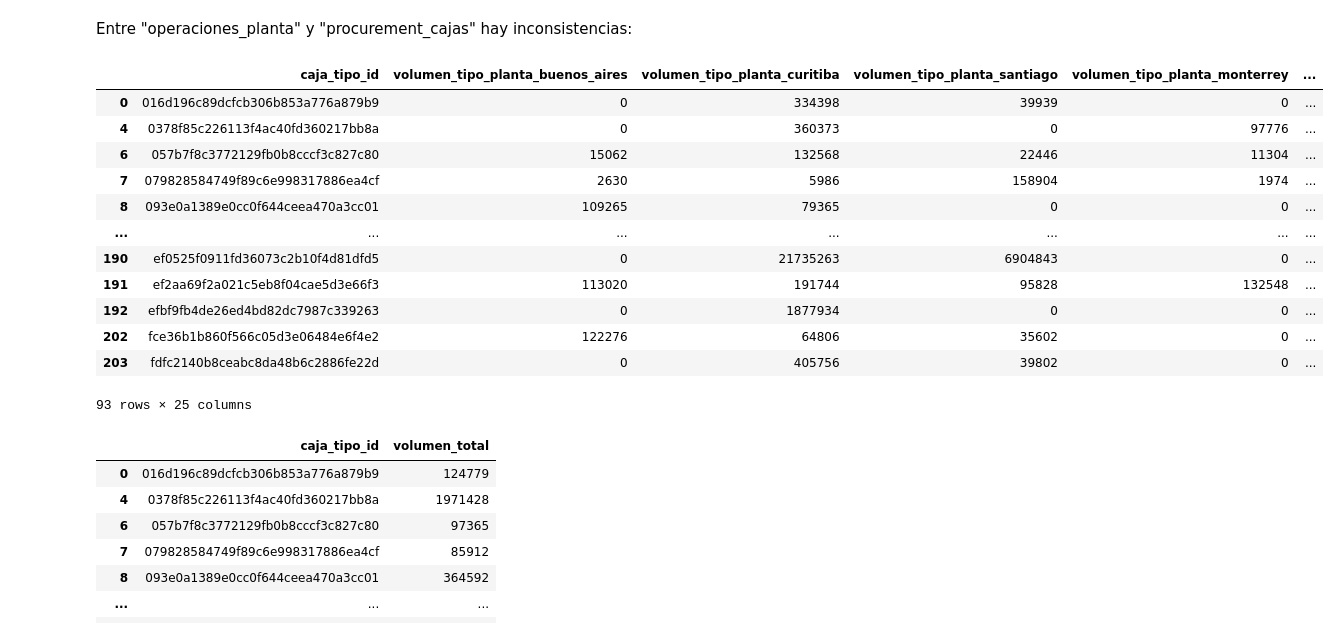
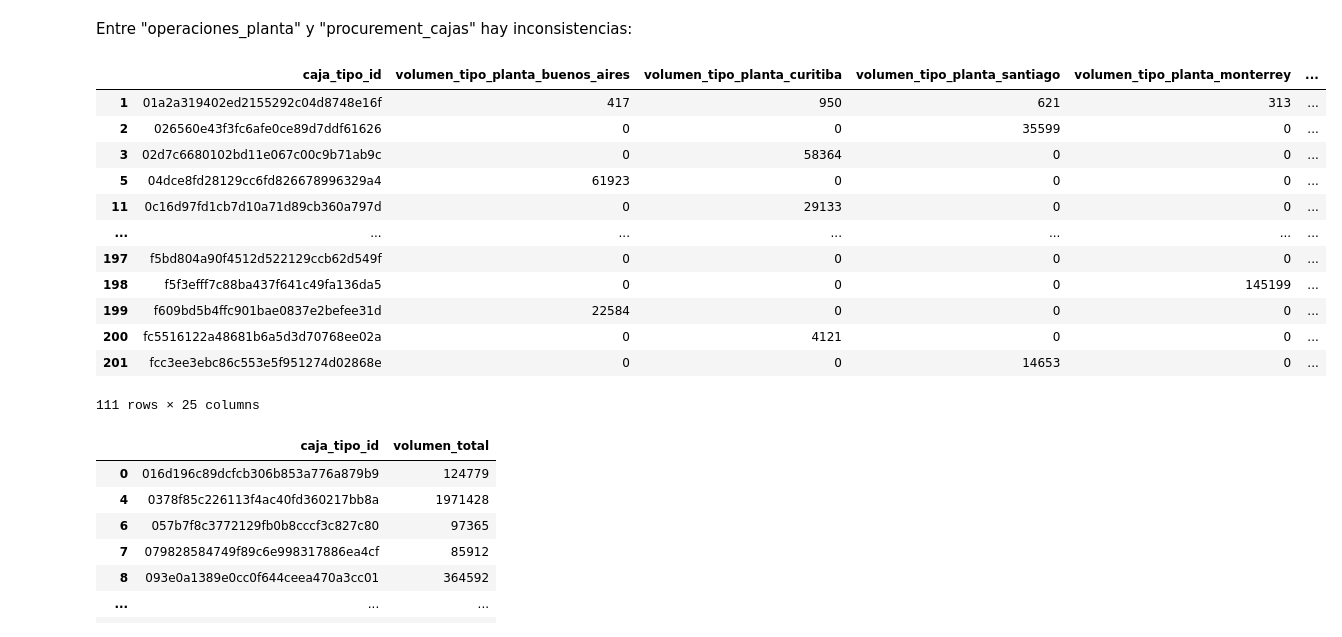
Before and after one commit to demianelnecave/AlixPartners-Competencia-Datos, a Jupyter notebook: eda.ipynb, the cells around one changed output. Saved outputs shown, nothing was run; the diff lists cells and outputs as text; code cells hidden in the pictures.

Commit message:
chequeos consistencias volumenes

```diff
--- a/eda.ipynb
+++ b/eda.ipynb
@@ -220,22 +180,22 @@ volumen_por_caja = volumen_por_caja.rename(columns={'volumen_producto_total': 'v
 cols = [c for c in procurement_cajas.columns if c.startswith('volumen_tipo_planta_')]
 procurement_cajas['volumen_tipo_total'] = procurement_cajas[cols].sum(axis=1)
 # %%
-condicion = ~np.isclose(procurement_cajas['volumen_tipo_total'], volumen_por_caja['volumen_total'])
+condicion = np.isclose(procurement_cajas['volumen_tipo_total'], volumen_por_caja['volumen_total'])
 procurement_cajas[condicion]
 # %% [output]
 |  | caja_tipo_id | volumen_tipo_planta_buenos_aires | volumen_tipo_planta_curitiba | volumen_tipo_planta_santiago | volumen_tipo_planta_monterrey | ... |
-| 0 | 016d196c89dcfcb306b853a776a879b9 | 0 | 334398 | 39939 | 0 | ... |
-| 4 | 0378f85c226113f4ac40fd360217bb8a | 0 | 360373 | 0 | 97776 | ... |
-| 6 | 057b7f8c3772129fb0b8cccf3c827c80 | 15062 | 132568 | 22446 | 11304 | ... |
-| 7 | 079828584749f89c6e998317886ea4cf | 2630 | 5986 | 158904 | 1974 | ... |
-| 8 | 093e0a1389e0cc0f644ceea470a3cc01 | 109265 | 79365 | 0 | 0 | ... |
+| 1 | 01a2a319402ed2155292c04d8748e16f | 417 | 950 | 621 | 313 | ... |
+| 2 | 026560e43f3fc6afe0ce89d7ddf61626 | 0 | 0 | 35599 | 0 | ... |
+| 3 | 02d7c6680102bd11e067c00c9b71ab9c | 0 | 58364 | 0 | 0 | ... |
+| 5 | 04dce8fd28129cc6fd826678996329a4 | 61923 | 0 | 0 | 0 | ... |
+| 11 | 0c16d97fd1cb7d10a71d89cb360a797d | 0 | 29133 | 0 | 0 | ... |
 | ... | ... | ... | ... | ... | ... | ... |
-| 190 | ef0525f0911fd36073c2b10f4d81dfd5 | 0 | 21735263 | 6904843 | 0 | ... |
-| 191 | ef2aa69f2a021c5eb8f04cae5d3e66f3 | 113020 | 191744 | 95828 | 132548 | ... |
-| 192 | efbf9fb4de26ed4bd82dc7987c339263 | 0 | 1877934 | 0 | 0 | ... |
-| 202 | fce36b1b860f566c05d3e06484e6f4e2 | 122276 | 64806 | 35602 | 0 | ... |
-| 203 | fdfc2140b8ceabc8da48b6c2886fe22d | 0 | 405756 | 39802 | 0 | ... |
+| 197 | f5bd804a90f4512d522129ccb62d549f | 0 | 0 | 0 | 0 | ... |
+| 198 | f5f3efff7c88ba437f641c49fa136da5 | 0 | 0 | 0 | 145199 | ... |
+| 199 | f609bd5b4ffc901bae0837e2befee31d | 22584 | 0 | 0 | 0 | ... |
+| 200 | fc5516122a48681b6a5d3d70768ee02a | 0 | 4121 | 0 | 0 | ... |
+| 201 | fcc3ee3ebc86c553e5f951274d02868e | 0 | 0 | 14653 | 0 | ... |
-93 rows × 25 columns
+111 rows × 25 columns
 # %%
 volumen_por_caja[condicion]
 # %% [output]
```
Also changed, not shown: parts of 9 cells of this notebook, 2 other files.
